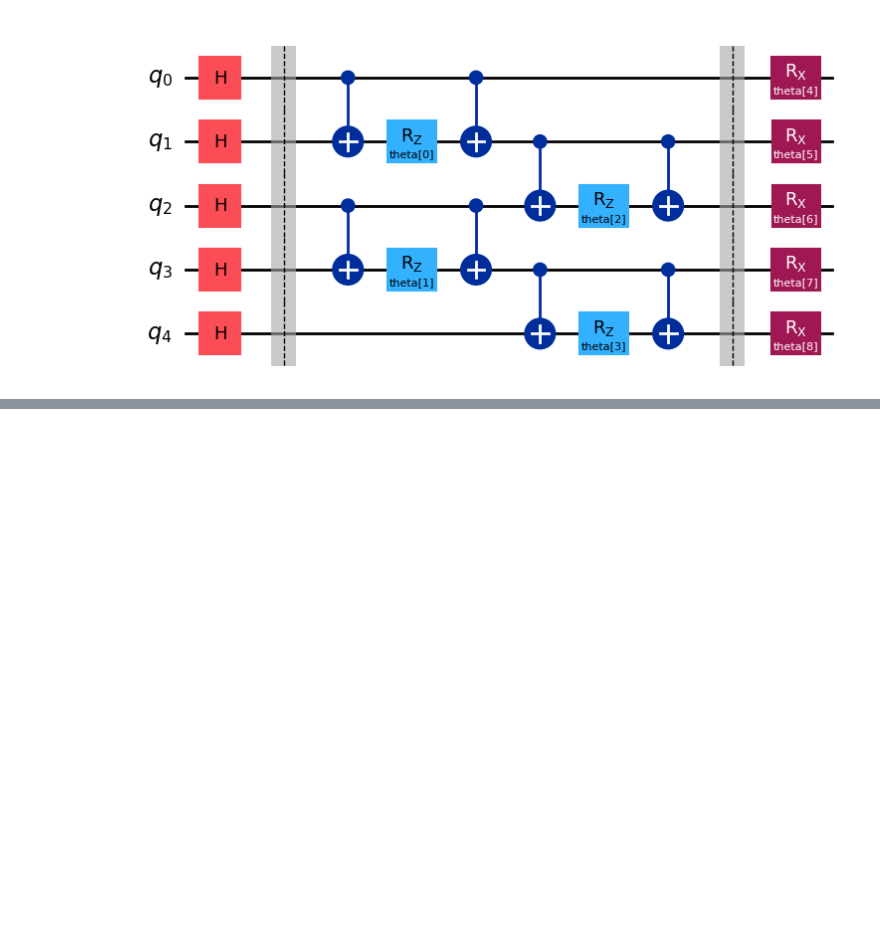
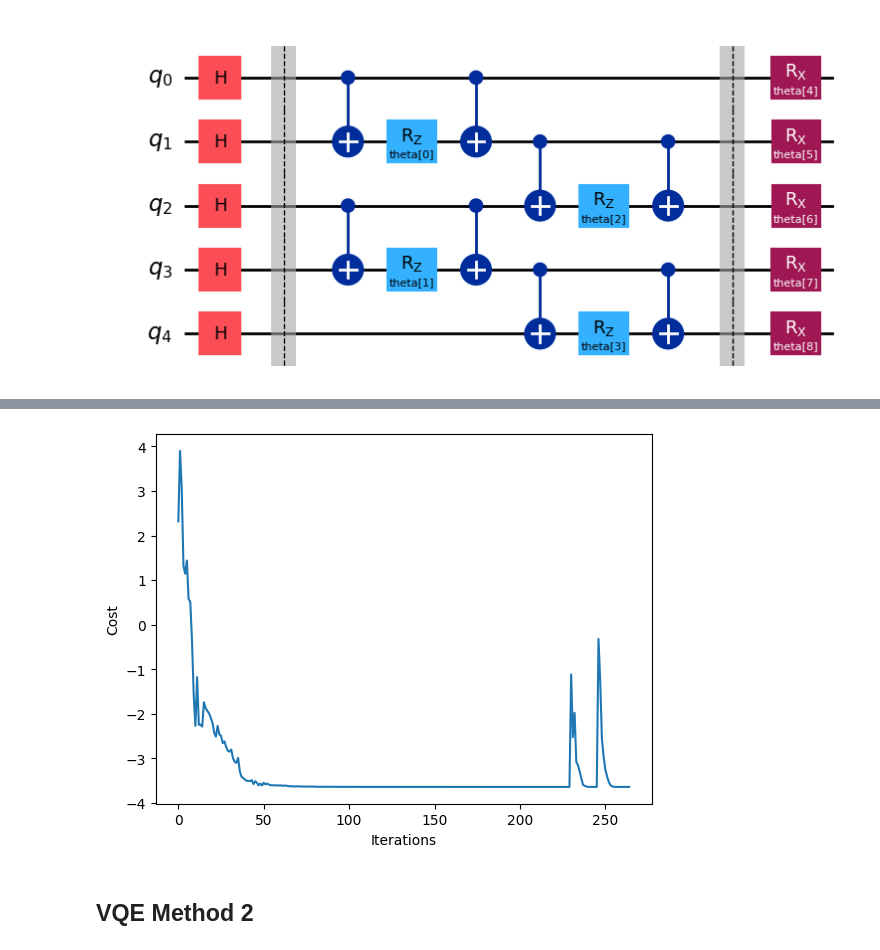
Before and after one commit to BrainConnection/Quantum_Algorithm, a Jupyter notebook: 1. TFIM VQE.ipynb, the cells around one changed output, grey strips where cells are left out. Drawn from its saved outputs; the diff is of its cells as text; code cells hidden in the pictures; blank space fills up the shorter version.

```diff
--- a/1. TFIM VQE.ipynb
+++ b/1. TFIM VQE.ipynb
@@ -304,0 +396,10 @@ plt.draw()
+# %%
+fig, ax = plt.subplots()
+ax.plot(range(callback_dict["iters"]), callback_dict["cost_history"])
+ax.set_xlabel("Iterations")
+ax.set_ylabel("Cost")
+plt.draw()
+# %% [output]
+[figure, added]
+# %% [markdown]
+## VQE Method 2
```
Also changed, not shown: parts of 71 cells of this notebook.
